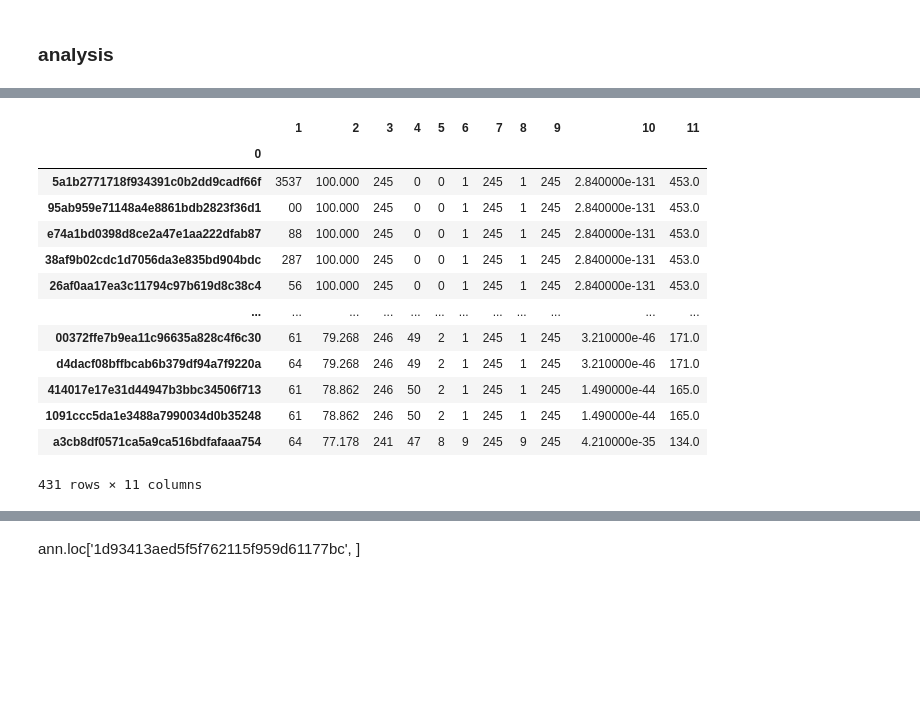
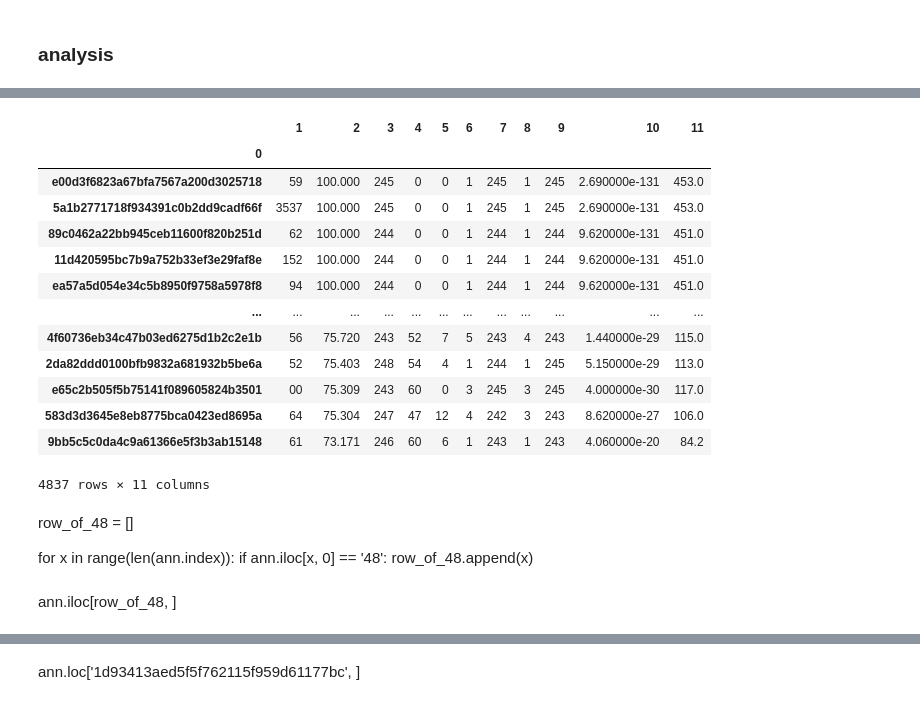
Before and after one commit to JJChenCharly/Microbiome_nearest_seed_annotation, a Jupyter notebook: Nearest_seed_annotation/q2_for_all.ipynb, the cells around one changed output, grey strips where cells are left out. Cells and saved outputs as stored; diff of their text form; code cells hidden in the pictures; blank space fills up the shorter version.

```diff
--- a/Nearest_seed_annotation/q2_for_all.ipynb
+++ b/Nearest_seed_annotation/q2_for_all.ipynb
@@ -1047,36 +1143,44 @@ df
 # %%
-ann = pd.read_csv('qiime2/Nearest_seed/op/FL_amplicon_3_16S3.txt',
+ann = pd.read_csv('qiime2/Nearest_seed/op/FL_amplicon_4_16S1.txt',
                   sep = '\t',
                   header = None,
                  dtype = {
                      0: 'str',
                      1: 'str',
                      2: 'float',
                      3: 'int',
                      4: 'int',
                      5: 'int',
                      6: 'int',
                      7: 'int',
                      8: 'int',
                      9: 'int',
                      10: 'float',
                      11: 'float'
                  },
                  index_col = 0)
 ann = ann.sort_values([2], ascending = False)
 ann
 # %% [output]
 |  | 1 | 2 | 3 | 4 | 5 | 6 | 7 | 8 | 9 | 10 | 11 |
 | 0 |  |  |  |  |  |  |  |  |  |  |  |
-| 5a1b2771718f934391c0b2dd9cadf66f | 3537 | 100.000 | 245 | 0 | 0 | 1 | 245 | 1 | 245 | 2.840000e-131 | 453.0 |
-| 95ab959e71148a4e8861bdb2823f36d1 | 00 | 100.000 | 245 | 0 | 0 | 1 | 245 | 1 | 245 | 2.840000e-131 | 453.0 |
-| e74a1bd0398d8ce2a47e1aa222dfab87 | 88 | 100.000 | 245 | 0 | 0 | 1 | 245 | 1 | 245 | 2.840000e-131 | 453.0 |
-| 38af9b02cdc1d7056da3e835bd904bdc | 287 | 100.000 | 245 | 0 | 0 | 1 | 245 | 1 | 245 | 2.840000e-131 | 453.0 |
-| 26af0aa17ea3c11794c97b619d8c38c4 | 56 | 100.000 | 245 | 0 | 0 | 1 | 245 | 1 | 245 | 2.840000e-131 | 453.0 |
+| e00d3f6823a67bfa7567a200d3025718 | 59 | 100.000 | 245 | 0 | 0 | 1 | 245 | 1 | 245 | 2.690000e-131 | 453.0 |
+| 5a1b2771718f934391c0b2dd9cadf66f | 3537 | 100.000 | 245 | 0 | 0 | 1 | 245 | 1 | 245 | 2.690000e-131 | 453.0 |
+| 89c0462a22bb945ceb11600f820b251d | 62 | 100.000 | 244 | 0 | 0 | 1 | 244 | 1 | 244 | 9.620000e-131 | 451.0 |
+| 11d420595bc7b9a752b33ef3e29faf8e | 152 | 100.000 | 244 | 0 | 0 | 1 | 244 | 1 | 244 | 9.620000e-131 | 451.0 |
+| ea57a5d054e34c5b8950f9758a5978f8 | 94 | 100.000 | 244 | 0 | 0 | 1 | 244 | 1 | 244 | 9.620000e-131 | 451.0 |
 | ... | ... | ... | ... | ... | ... | ... | ... | ... | ... | ... | ... |
-| 00372ffe7b9ea11c96635a828c4f6c30 | 61 | 79.268 | 246 | 49 | 2 | 1 | 245 | 1 | 245 | 3.210000e-46 | 171.0 |
-| d4dacf08bffbcab6b379df94a7f9220a | 64 | 79.268 | 246 | 49 | 2 | 1 | 245 | 1 | 245 | 3.210000e-46 | 171.0 |
-| 414017e17e31d44947b3bbc34506f713 | 61 | 78.862 | 246 | 50 | 2 | 1 | 245 | 1 | 245 | 1.490000e-44 | 165.0 |
-| 1091ccc5da1e3488a7990034d0b35248 | 61 | 78.862 | 246 | 50 | 2 | 1 | 245 | 1 | 245 | 1.490000e-44 | 165.0 |
-| a3cb8df0571ca5a9ca516bdfafaaa754 | 64 | 77.178 | 241 | 47 | 8 | 9 | 245 | 9 | 245 | 4.210000e-35 | 134.0 |
+| 4f60736eb34c47b03ed6275d1b2c2e1b | 56 | 75.720 | 243 | 52 | 7 | 5 | 243 | 4 | 243 | 1.440000e-29 | 115.0 |
+| 2da82ddd0100bfb9832a681932b5be6a | 52 | 75.403 | 248 | 54 | 4 | 1 | 244 | 1 | 245 | 5.150000e-29 | 113.0 |
+| e65c2b505f5b75141f089605824b3501 | 00 | 75.309 | 243 | 60 | 0 | 3 | 245 | 3 | 245 | 4.000000e-30 | 117.0 |
+| 583d3d3645e8eb8775bca0423ed8695a | 64 | 75.304 | 247 | 47 | 12 | 4 | 242 | 3 | 243 | 8.620000e-27 | 106.0 |
+| 9bb5c5c0da4c9a61366e5f3b3ab15148 | 61 | 73.171 | 246 | 60 | 6 | 1 | 243 | 1 | 243 | 4.060000e-20 | 84.2 |
-431 rows × 11 columns
+4837 rows × 11 columns
+# %% [markdown]
+row_of_48 = []
+
+for x in range(len(ann.index)):
+    if ann.iloc[x, 0] == '48':
+        row_of_48.append(x)
+# %% [markdown]
+ann.iloc[row_of_48, ]
```
Also changed, not shown: parts of 52 cells of this notebook.
